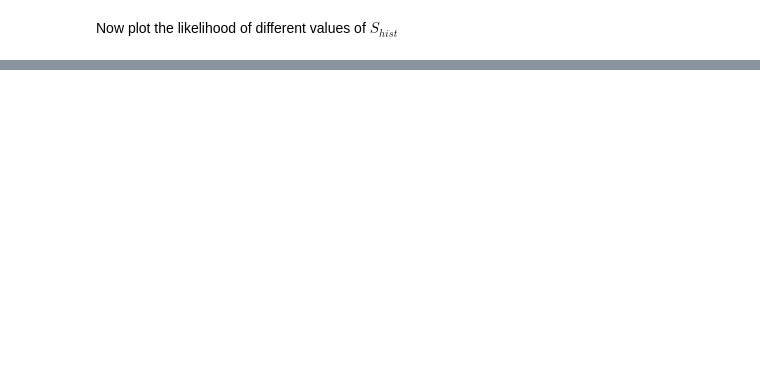
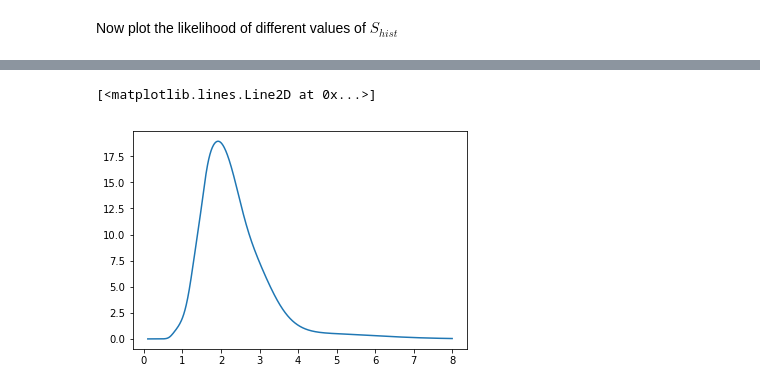
Before and after one commit to katemarvel/WCRP_ECS, a Jupyter notebook: ForwardModel.ipynb, the cells around one changed output, grey strips where cells are left out. Drawn from its saved outputs; the diff is of its cells as text; code cells hidden in the pictures; blank space fills up the shorter version.

```diff
--- a/ForwardModel.ipynb
+++ b/ForwardModel.ipynb
@@ -102,0 +145,16 @@ From paleo: We can reconstruct carbon dioxide (and thus forcing) and temperature
+# %%
+likelihood_LGM = []
+Fs = np.linspace(np.min(dF_LGM),np.max(dF_LGM),nsamp)
+
+S_possibilities = np.linspace(.1,8,num=nsamp)
+for S in S_possibilities:
+    #the plane is given by
+    Ts =(-S/3.8)*Fs
+    #now evaluate the kernel density on the plane using kde
+    Svals=np.vstack((Fs,Ts))
+    likelihood_LGM += [np.sum(kde_LGM(Svals))]
+# %%
+plt.plot(S_possibilities,likelihood_LGM)
+# %% [output]
+[<matplotlib.lines.Line2D at 0x...>]
+[figure, added]
```
Also changed, not shown: parts of 15 cells of this notebook, 1 other file.
